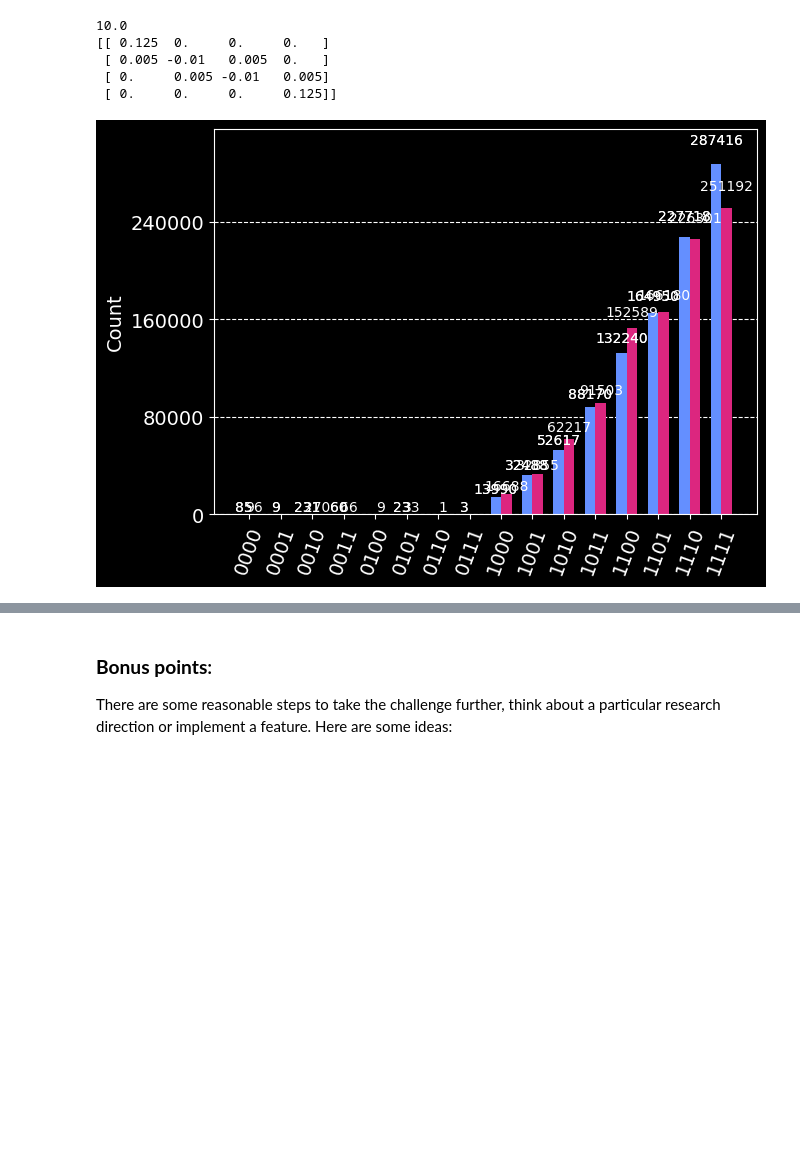
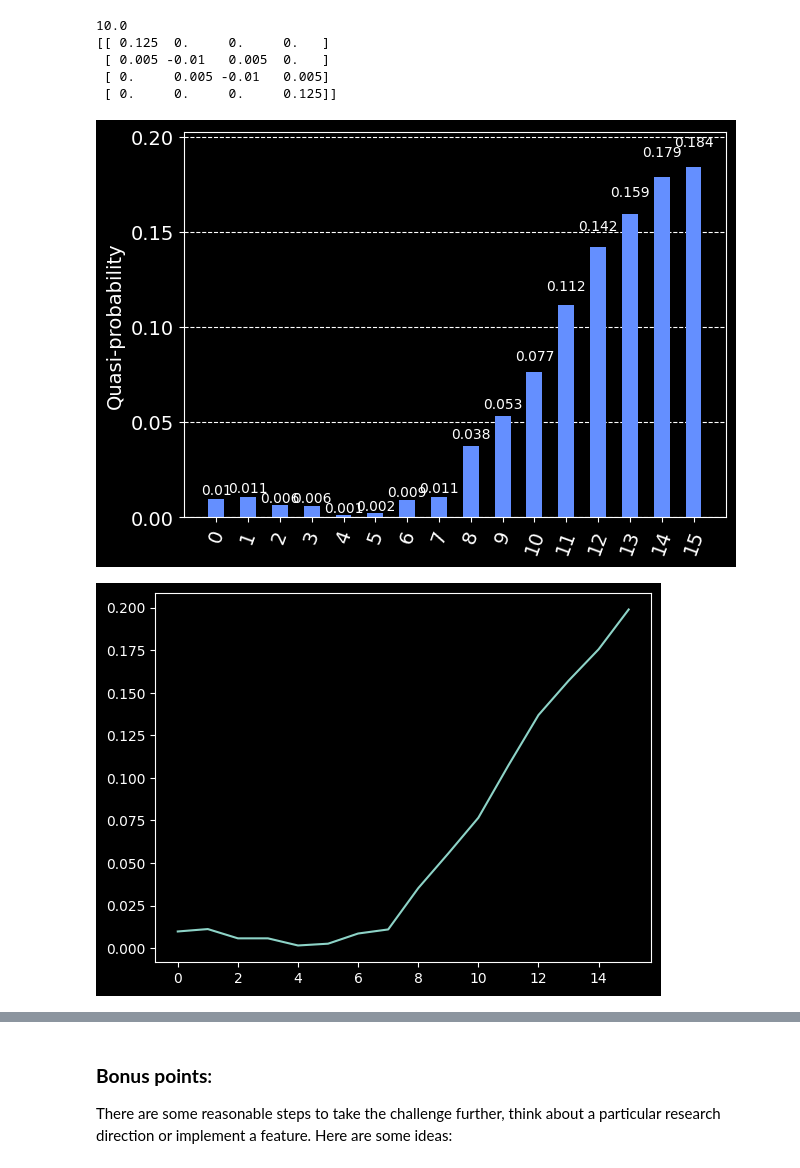
Before and after one commit to FelixXu35/Qisikit_Hackathon_BCN, a Jupyter notebook: Moodys_challenge.ipynb, the cells around one changed output, grey strips where cells are left out. Saved outputs shown, nothing was run; the diff lists cells and outputs as text; code cells hidden in the pictures; blank space fills up the shorter version.

```diff
--- a/Moodys_challenge.ipynb
+++ b/Moodys_challenge.ipynb
@@ -448,24 +451,45 @@ observable = pauli_op
 
 qc = ansatz_without(param_vec, n_qubits=n_qubits, rep=rep)
 
-time = 1
-evolution_problem = TimeEvolutionProblem(observable, time=time)
+time = 5
+num_step = 2
+evolution_problem = TimeEvolutionProblem(observable, time=sigma**2*time)
 var_qite = VarQITE(
     ansatz=qc,
     initial_parameters=result.x,
-    num_timesteps=time*200
+    num_timesteps=num_step*time,
 )
 evolution_result = var_qite.evolve(evolution_problem)
-
-qc = evolution_result.evolved_state
-qc_t = transpile(qc, backend=backend)
-params_step = evolution_result.parameter_values[-1]
-
-qc = ansatz(params=params_step, n_qubits=n_qubits, rep=rep)
-qc_t = transpile(qc, backend)
-result_step = backend.run(qc_t, shots=1e6).result()
-counts_step = result_step.get_counts()
-display(plot_histogram([counts, counts_step]))
-#print(result.x - evolution_result.parameter_values[-1])
-# %% [output]
-[figure, removed]
+# %%
+import matplotlib.pyplot as plt
+
+amp = counts_to_amp(counts)
+time_evolve = np.array([amp[key] for key in sorted(amp)], ndmin=2).T
+params_step = evolution_result.parameter_values
+for i in range(1, len(params_step)):
+    qc = ansatz(params=params_step[i], n_qubits=n_qubits, rep=rep)
+    qc_t = transpile(qc, backend)
+    result_step = backend.run(qc_t, shots=1e6).result()
+    amp_step = counts_to_amp(result_step.get_counts())
+    for i in range(2**n_qubits):
+        if i in amp_step:
+            pass
+        else:
+            amp_step[i] = 0
+    amp_ndarray = [amp_step[key] for key in sorted(amp_step)]
+    amp_ndarray = np.array(amp_ndarray, ndmin=2)
+    time_evolve = np.append(time_evolve, amp_ndarray.T, axis=1)
+# %%
+from matplotlib import cm
+
+X = np.linspace(50, 150, 16)
+Y = np.linspace(0, 5, time*num_step+1)
+Y, X = np.meshgrid(Y, X)
+plt.plot(time_evolve[:, 0])
+fig, ax = plt.subplots(subplot_kw={"projection": "3d"})
+surf = ax.plot_surface(Y, X, time_evolve, cmap=cm.coolwarm,
+                       linewidth=0, antialiased=False)
+plot_histogram(counts_to_amp(result_step.get_counts()))
+# %% [output]
+[figure, added]
+[figure, added]
```
Also changed, not shown: parts of 4 cells of this notebook.
